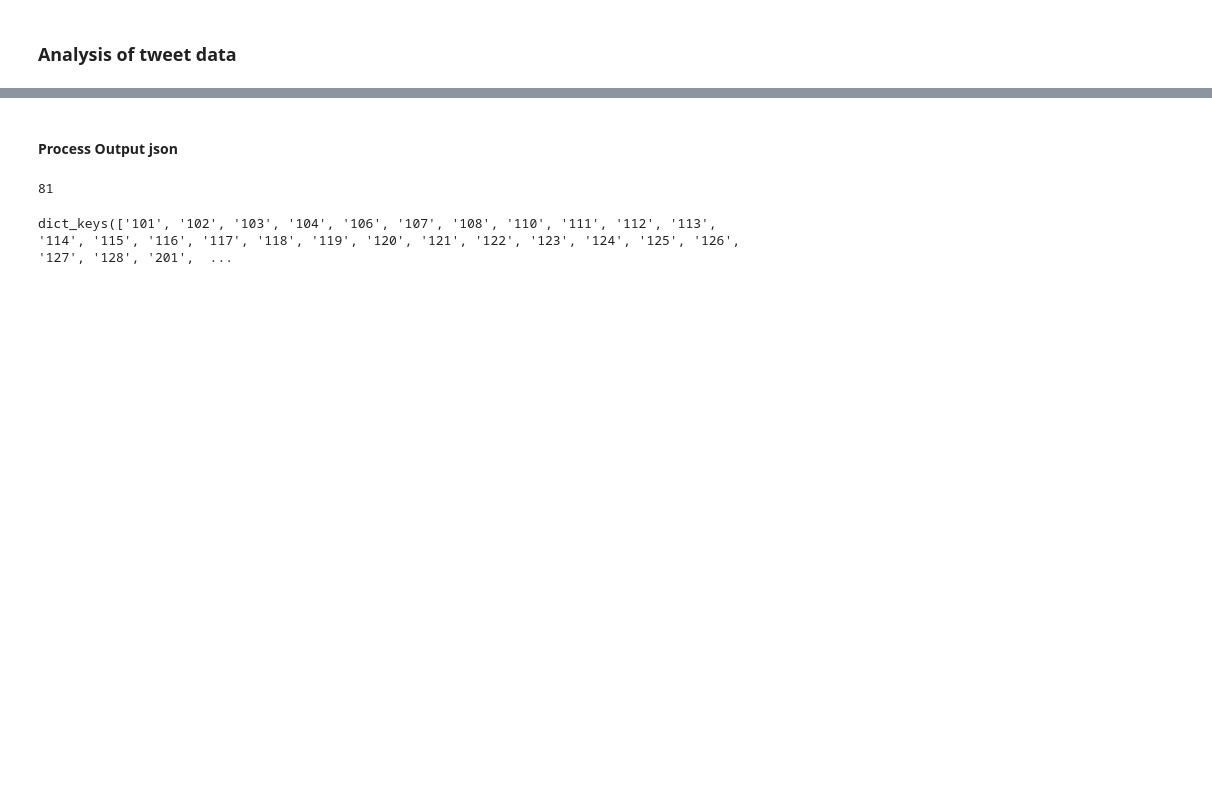
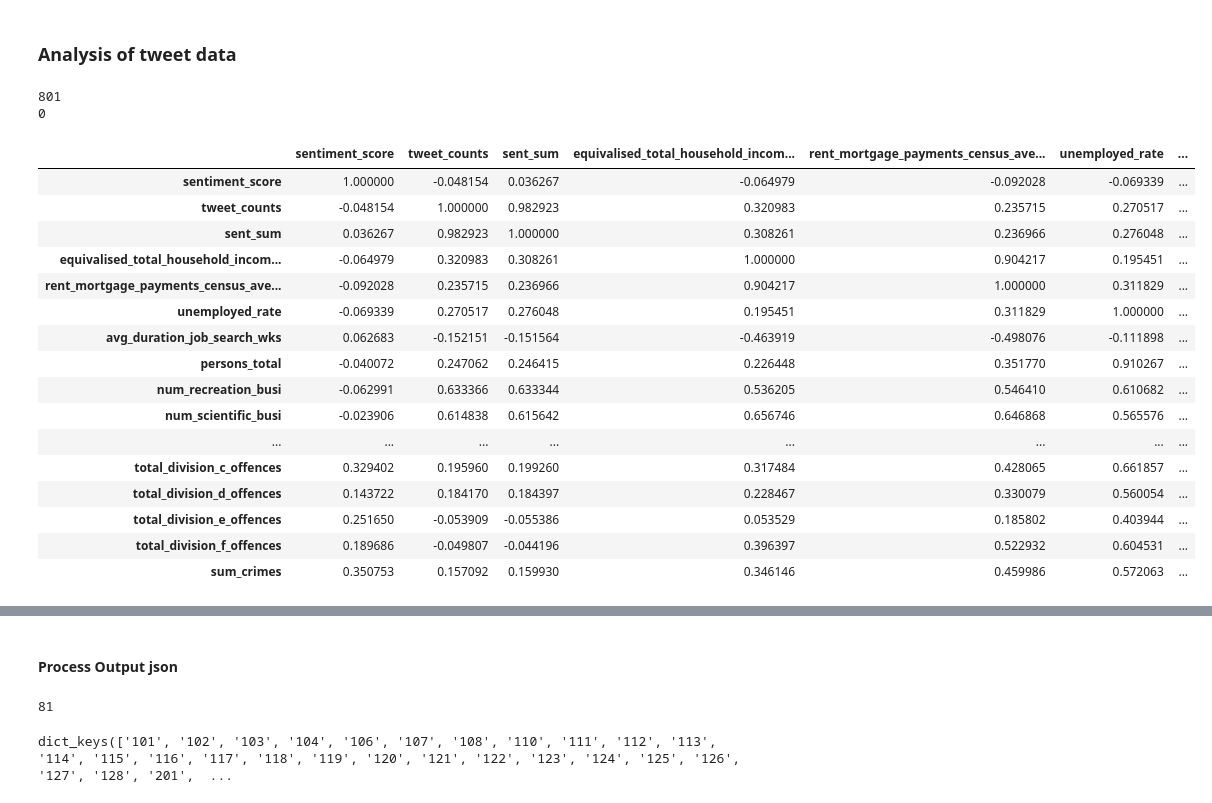
Before and after one commit to benjamin-129/cluster-a2, a Jupyter notebook: Data-Analysis/geojsondata/merge_aurin_geojson.ipynb, the cells around one changed output, grey strips where cells are left out. Saved outputs shown, nothing was run; the diff lists cells and outputs as text; code cells hidden in the pictures; blank space fills up the shorter version.

```diff
--- a/Data-Analysis/geojsondata/merge_aurin_geojson.ipynb
+++ b/Data-Analysis/geojsondata/merge_aurin_geojson.ipynb
@@ -53,6 +55,7 @@ income_data = json.load(open('equivalisedincomedata.json'))
 family_data = json.load(open('familycommunitydata.json'))
 unemployment_data = json.load(open('SA4_unemployment.json'))
 population_data = json.load(open('populationdata.json'))
+industry_data = json.load(open('industry.json'))
 
 lga_sa4 = open('lga_sa4.csv', 'r')
 # %%
@@ -137,2 +125,10 @@ data_dict['102']
+# %%
+for item in industry_data['features']:
+    if item['properties']['sa4_code_2016'] in data_dict.keys():
+        data_dict[item['properties']['sa4_code_2016']]['num_recreation_busi'] = item['properties']['number_businesses_industry_30_june_arts_recreation_services_num']
+        data_dict[item['properties']['sa4_code_2016']]['num_scientific_busi'] = item['properties']['nmbr_bsnsss_indstry_30_jne_prfssnl_scntfc_tchncl_srvcs_nm']
+        data_dict[item['properties']['sa4_code_2016']]['num_mining_busi'] = item['properties']['number_of_businesses_by_industry_as_at_30_june_mining_num']
+        data_dict[item['properties']['sa4_code_2016']]['num_finance_busi'] = item['properties']['nmbr_bsnsss_indstry_30_jne_fnncl_insrnce_srvcs_nm']
+        data_dict[item['properties']['sa4_code_2016']]['num_agri_busi'] = item['properties']['nmbr_bsnsss_indstry_30_jne_agrcltre_frstry_fshng_nm']
 # %% [markdown]
 ### Analysis of tweet data
@@ -142,0 +135,25 @@ unemployment_data
+# %%
+# sentiment score vs household income
+sent_scores = []
+income = []
+mortgage = []
+unemployment = []
+duration_jobsearch = []
+num_recreation_busi = []
+num_scientific_busi = []
+num_mining_busi = []
+num_finance_busi = []
+num_agri_busi = []
+
+for item in data_dict:
+    try:
+        sent_scores.append(data_dict[item]['sentiment_score'])
+        income.append(data_dict[item]['equivalised_total_household_income_census_median_weekly'])
+        mortgage.append(data_dict[item]['rent_mortgage_payments_census_average_monthly_household_payment'])
+        unemployment.append(data_dict[item]['unemployed_rate'])
+        duration_jobsearch.append(data_dict[item]['avg_duration_job_search_wks'])
+    except:
+        print(item)
+# %% [output]
+801
+0
@@ -142,0 +162,22 @@ unemployment_data
+# %%
+data_df=pd.DataFrame.from_dict(data_dict, orient='index')
+# %%
+data_df.corr()
+# %% [output]
+|  | sentiment_score | tweet_counts | sent_sum | equivalised_total_household_incom... | rent_mortgage_payments_census_ave... | unemployed_rate | ... |
+| sentiment_score | 1.000000 | -0.048154 | 0.036267 | -0.064979 | -0.092028 | -0.069339 | ... |
+| tweet_counts | -0.048154 | 1.000000 | 0.982923 | 0.320983 | 0.235715 | 0.270517 | ... |
+| sent_sum | 0.036267 | 0.982923 | 1.000000 | 0.308261 | 0.236966 | 0.276048 | ... |
+| equivalised_total_household_incom... | -0.064979 | 0.320983 | 0.308261 | 1.000000 | 0.904217 | 0.195451 | ... |
+| rent_mortgage_payments_census_ave... | -0.092028 | 0.235715 | 0.236966 | 0.904217 | 1.000000 | 0.311829 | ... |
+| unemployed_rate | -0.069339 | 0.270517 | 0.276048 | 0.195451 | 0.311829 | 1.000000 | ... |
+| avg_duration_job_search_wks | 0.062683 | -0.152151 | -0.151564 | -0.463919 | -0.498076 | -0.111898 | ... |
+| persons_total | -0.040072 | 0.247062 | 0.246415 | 0.226448 | 0.351770 | 0.910267 | ... |
+| num_recreation_busi | -0.062991 | 0.633366 | 0.633344 | 0.536205 | 0.546410 | 0.610682 | ... |
+| num_scientific_busi | -0.023906 | 0.614838 | 0.615642 | 0.656746 | 0.646868 | 0.565576 | ... |
+| ... | ... | ... | ... | ... | ... | ... | ... |
+| total_division_c_offences | 0.329402 | 0.195960 | 0.199260 | 0.317484 | 0.428065 | 0.661857 | ... |
+| total_division_d_offences | 0.143722 | 0.184170 | 0.184397 | 0.228467 | 0.330079 | 0.560054 | ... |
+| total_division_e_offences | 0.251650 | -0.053909 | -0.055386 | 0.053529 | 0.185802 | 0.403944 | ... |
+| total_division_f_offences | 0.189686 | -0.049807 | -0.044196 | 0.396397 | 0.522932 | 0.604531 | ... |
+| sum_crimes | 0.350753 | 0.157092 | 0.159930 | 0.346146 | 0.459986 | 0.572063 | ... |
```
Also changed, not shown: parts of 8 cells of this notebook, 2 other files.
